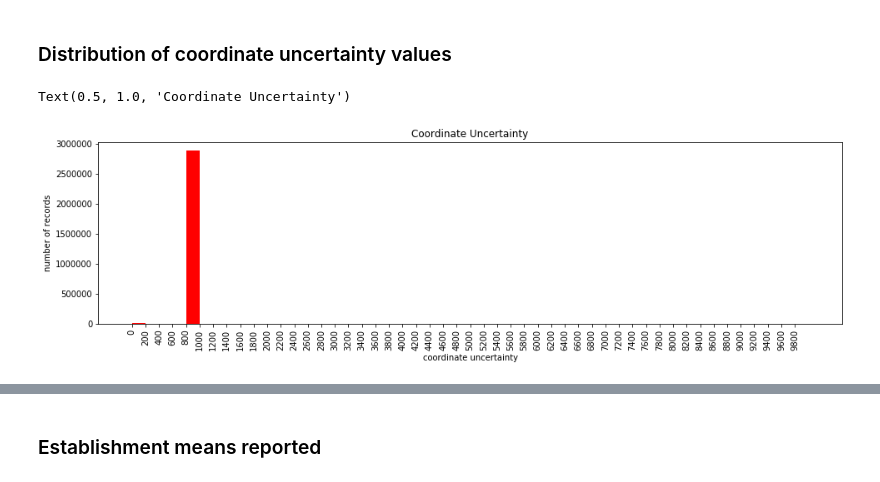
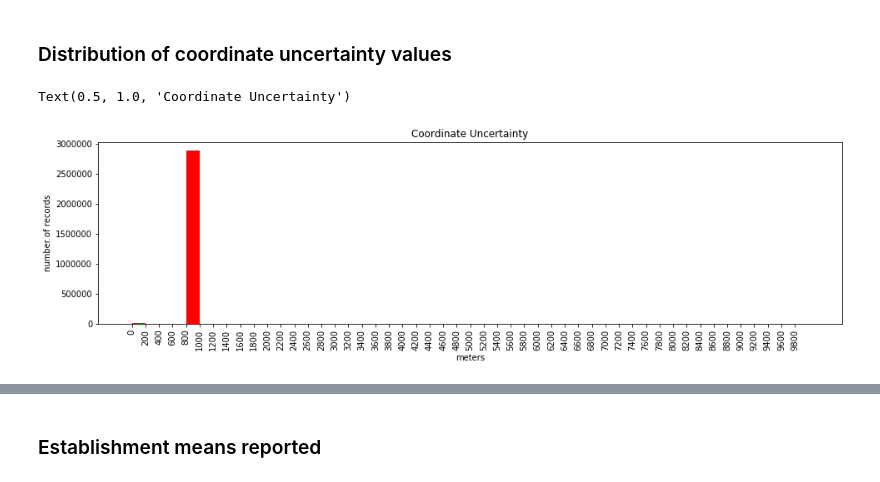
Before and after one commit to AdelsteinJillTPF/wildlife-wrangler, a Jupyter notebook: Examples/Downy Woodpecker -- valid, historic, millions of records.ipynb, the cells around one changed output, grey strips where cells are left out. Cells and saved outputs as stored; diff of their text form; code cells hidden in the pictures.

```diff
--- a/Examples/Downy Woodpecker -- valid, historic, millions of records.ipynb
+++ b/Examples/Downy Woodpecker -- valid, historic, millions of records.ipynb
@@ -435,12 +441,12 @@ Text(0.5, 1.0, 'Occurrences per Month')
 # %%
 occ_cert = [int(x[0]) for x in curs_occ.execute("SELECT coordinateUncertaintyInMeters FROM occurrences").fetchall()]
 maxi = np.max(occ_cert)
 plt.figure(figsize=(16,4))
 plt.hist(occ_cert, bins=50, color="r")
 plt.xticks(range(0, maxi, int(maxi/50)), rotation=90)
 plt.ylabel("number of records")
-plt.xlabel("coordinate uncertainty")
+plt.xlabel("meters")
 plt.title("Coordinate Uncertainty")
 # %% [output]
 Text(0.5, 1.0, 'Coordinate Uncertainty')
-[figure, old version]
+[figure, new version]
```
Also changed, not shown: parts of 24 cells of this notebook, 3 other files.
